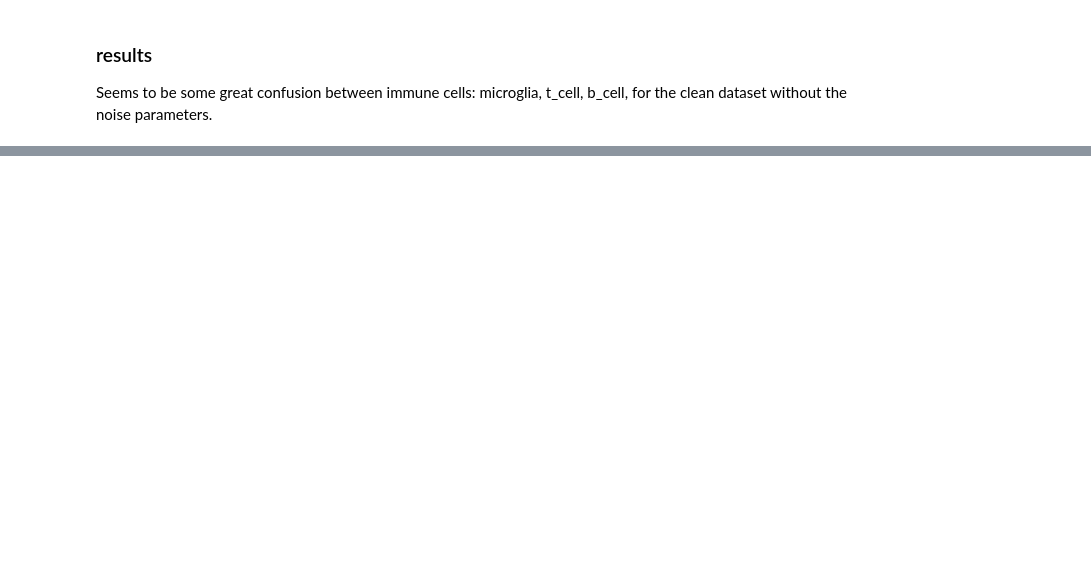
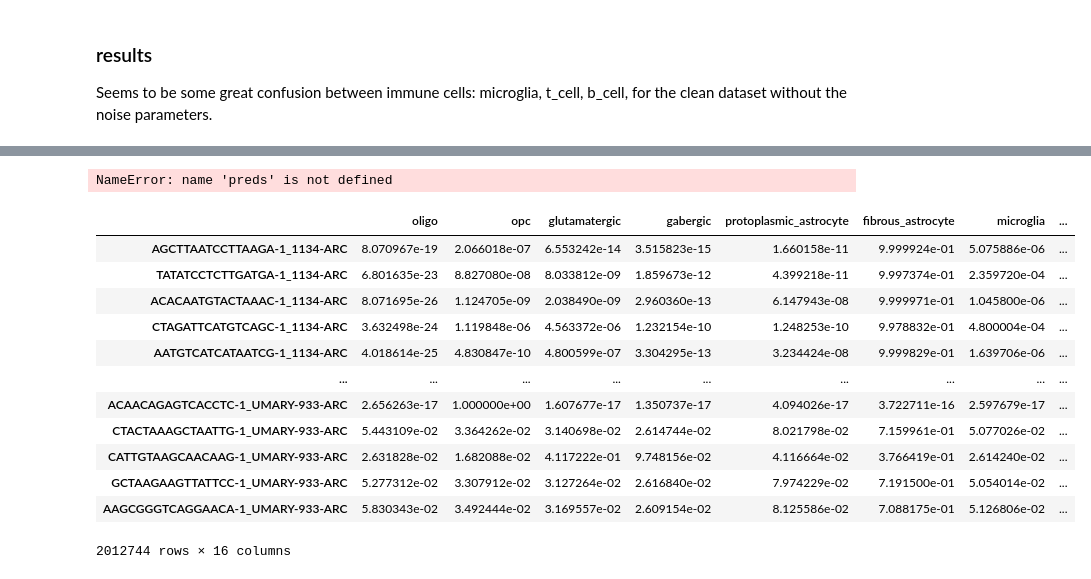
Before and after one commit to ergonyc/labelator, a Jupyter notebook: scripts/cellassign_results.ipynb, the cells around one changed output, grey strips where cells are left out. Drawn from its saved outputs; the diff is of its cells as text; code cells hidden in the pictures; blank space fills up the shorter version.

```diff
--- a/scripts/cellassign_results.ipynb
+++ b/scripts/cellassign_results.ipynb
@@ -239,7 +239,7 @@ fit `cellasign` model
 
 > (skipping) `retrain=False`
 # %%
-retrain = False
+retrain = True
 
 noise = ["doublet_score", "pct_counts_mt", "pct_counts_rb"]  # aka "noise"
 
@@ -258,9 +258,15 @@ if retrain:
     for samp_set in ["full"]:  # ["full", "clean"]:
         bdata = adata[train_test_samp] if samp_set == "clean" else adata
 
-        for rep in [5, 6, 7]:  # [0,1,2,3,4] have different seeds  [5,6,7] are the same
+        for rep in [6]:
+            seed = 9627
+            # for rep in range(8):  # [0,1,2,3,4] have different seeds  [5,6,7] are the same
+            #     if rep in [5, 6, 7]:
+            #         seed = 9627
+            #     else:
+            #         seed = rep
             predictions, model = get_cell_types(
-                bdata, markers, batch_key="sample", noise=noise
+                bdata, markers, batch_key="sample", noise=noise, seed=9627
             )
 
             filen = root_path / "testing" / f"{samp_set}{rep}_noise_predictions.feather"
@@ -853,0 +1153,20 @@ b_cell                     0.000248     0.000348     0.000348     0.000149
+# %%
+preds
+# %% [output]
+NameError: name 'preds' is not defined
+# %%
+predictions
+# %% [output]
+|  | oligo | opc | glutamatergic | gabergic | protoplasmic_astrocyte | fibrous_astrocyte | microglia | ... |
+| AGCTTAATCCTTAAGA-1_1134-ARC | 8.070967e-19 | 2.066018e-07 | 6.553242e-14 | 3.515823e-15 | 1.660158e-11 | 9.999924e-01 | 5.075886e-06 | ... |
+| TATATCCTCTTGATGA-1_1134-ARC | 6.801635e-23 | 8.827080e-08 | 8.033812e-09 | 1.859673e-12 | 4.399218e-11 | 9.997374e-01 | 2.359720e-04 | ... |
+| ACACAATGTACTAAAC-1_1134-ARC | 8.071695e-26 | 1.124705e-09 | 2.038490e-09 | 2.960360e-13 | 6.147943e-08 | 9.999971e-01 | 1.045800e-06 | ... |
+| CTAGATTCATGTCAGC-1_1134-ARC | 3.632498e-24 | 1.119848e-06 | 4.563372e-06 | 1.232154e-10 | 1.248253e-10 | 9.978832e-01 | 4.800004e-04 | ... |
+| AATGTCATCATAATCG-1_1134-ARC | 4.018614e-25 | 4.830847e-10 | 4.800599e-07 | 3.304295e-13 | 3.234424e-08 | 9.999829e-01 | 1.639706e-06 | ... |
+| ... | ... | ... | ... | ... | ... | ... | ... | ... |
+| ACAACAGAGTCACCTC-1_UMARY-933-ARC | 2.656263e-17 | 1.000000e+00 | 1.607677e-17 | 1.350737e-17 | 4.094026e-17 | 3.722711e-16 | 2.597679e-17 | ... |
+| CTACTAAAGCTAATTG-1_UMARY-933-ARC | 5.443109e-02 | 3.364262e-02 | 3.140698e-02 | 2.614744e-02 | 8.021798e-02 | 7.159961e-01 | 5.077026e-02 | ... |
+| CATTGTAAGCAACAAG-1_UMARY-933-ARC | 2.631828e-02 | 1.682088e-02 | 4.117222e-01 | 9.748156e-02 | 4.116664e-02 | 3.766419e-01 | 2.614240e-02 | ... |
+| GCTAAGAAGTTATTCC-1_UMARY-933-ARC | 5.277312e-02 | 3.307912e-02 | 3.127264e-02 | 2.616840e-02 | 7.974229e-02 | 7.191500e-01 | 5.054014e-02 | ... |
+| AAGCGGGTCAGGAACA-1_UMARY-933-ARC | 5.830343e-02 | 3.492444e-02 | 3.169557e-02 | 2.609154e-02 | 8.125586e-02 | 7.088175e-01 | 5.126806e-02 | ... |
+2012744 rows × 16 columns
```
Also changed, not shown: parts of 31 cells of this notebook, 3 other files.
